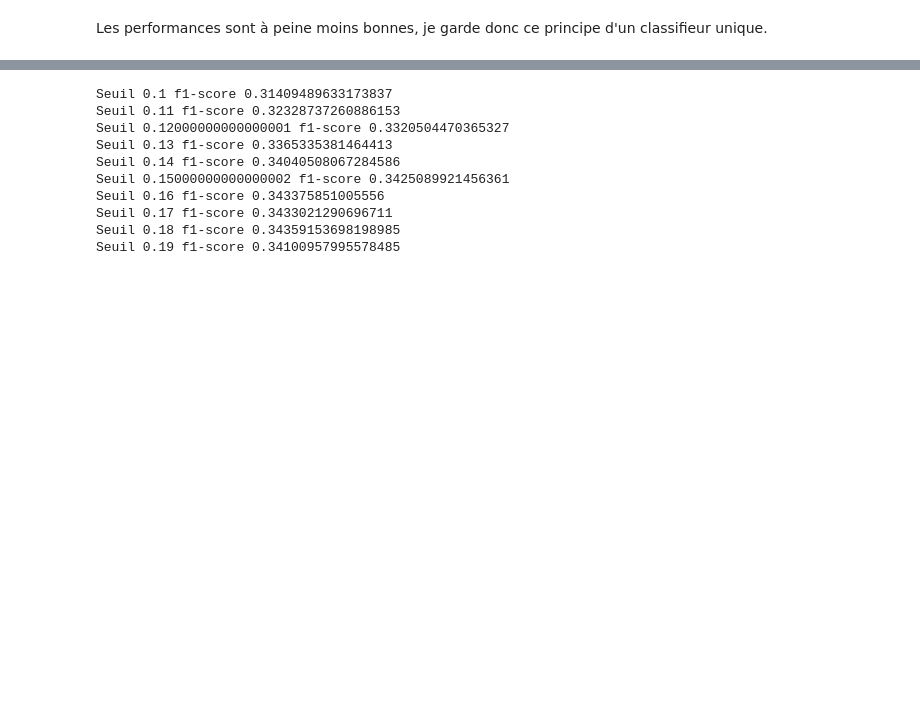
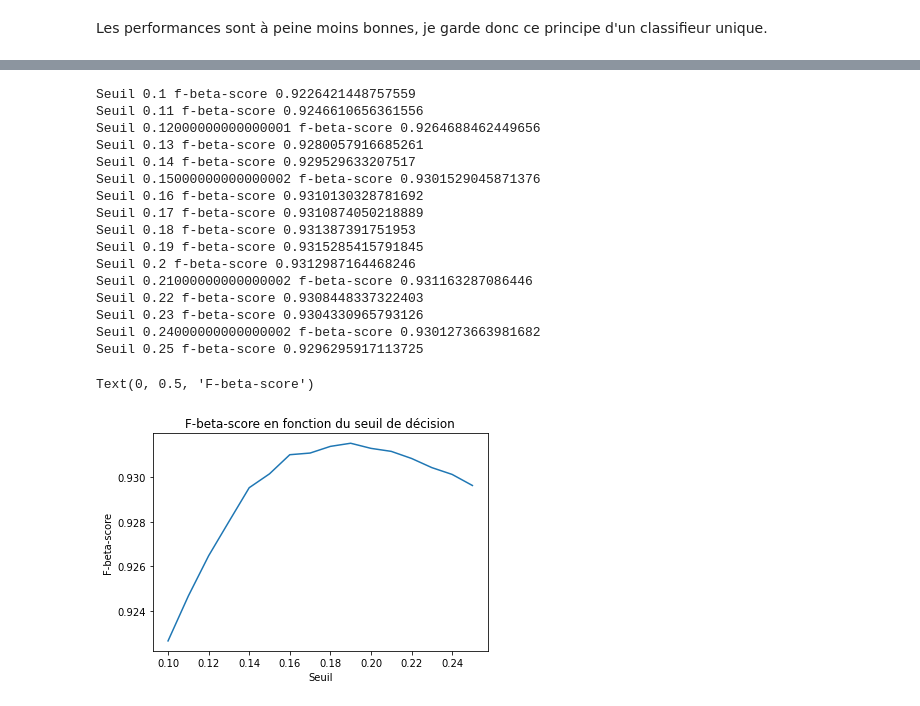
Before and after one commit to samuel-pate/dashborad_home_credit, a Jupyter notebook: Sélection d'un modèle.ipynb, the cells around one changed output, grey strips where cells are left out. Drawn from its saved outputs; the diff is of its cells as text; code cells hidden in the pictures; blank space fills up the shorter version.

```diff
--- a/Sélection d'un modèle.ipynb
+++ b/Sélection d'un modèle.ipynb
@@ -273,21 +286,38 @@ print(metrics.roc_auc_score(y_test, y_pred))
 # %%
-# recherche du seuil optimisant le f1-score
+# recherche du seuil optimisant le f_beta
 
-for thres in np.linspace(0.1,0.19,10):
+scores = list()
+thresolds = np.linspace(0.1, 0.25, 16)
+
+for thres in np.linspace(0.1, 0.25, 16):
     y_pred_label = [0 if i<=thres else 1 for i in y_pred]
-    score = metrics.f1_score(y_test,y_pred_label)
-    print(f"Seuil {thres} f1-score {score}")
+    score = metrics.fbeta_score(y_test, y_pred_label, beta=BETA)
+    scores.append(score)
+    print(f"Seuil {thres} f-beta-score {score}")
+
+sns.lineplot(x=thresolds, y=scores)
+plt.title("F-beta-score en fonction du seuil de décision")
+plt.xlabel("Seuil")
+plt.ylabel("F-beta-score")
 # %% [output]
-Seuil 0.1 f1-score 0.31409489633173837
-Seuil 0.11 f1-score 0.32328737260886153
-Seuil 0.12000000000000001 f1-score 0.3320504470365327
-Seuil 0.13 f1-score 0.3365335381464413
-Seuil 0.14 f1-score 0.34040508067284586
-Seuil 0.15000000000000002 f1-score 0.3425089921456361
-Seuil 0.16 f1-score 0.343375851005556
-Seuil 0.17 f1-score 0.3433021290696711
-Seuil 0.18 f1-score 0.34359153698198985
-Seuil 0.19 f1-score 0.34100957995578485
+Seuil 0.1 f-beta-score 0.9226421448757559
+Seuil 0.11 f-beta-score 0.9246610656361556
+Seuil 0.12000000000000001 f-beta-score 0.9264688462449656
+Seuil 0.13 f-beta-score 0.9280057916685261
+Seuil 0.14 f-beta-score 0.929529633207517
+Seuil 0.15000000000000002 f-beta-score 0.9301529045871376
+Seuil 0.16 f-beta-score 0.9310130328781692
+Seuil 0.17 f-beta-score 0.9310874050218889
+Seuil 0.18 f-beta-score 0.931387391751953
+Seuil 0.19 f-beta-score 0.9315285415791845
+Seuil 0.2 f-beta-score 0.9312987164468246
+Seuil 0.21000000000000002 f-beta-score 0.931163287086446
+Seuil 0.22 f-beta-score 0.9308448337322403
+Seuil 0.23 f-beta-score 0.9304330965793126
+Seuil 0.24000000000000002 f-beta-score 0.9301273663981682
+Seuil 0.25 f-beta-score 0.9296295917113725
+Text(0, 0.5, 'F-beta-score')
+[figure, added]
 # %%
 # rapport de performances
 
```
Also changed, not shown: parts of 15 cells of this notebook, 9 other files.
